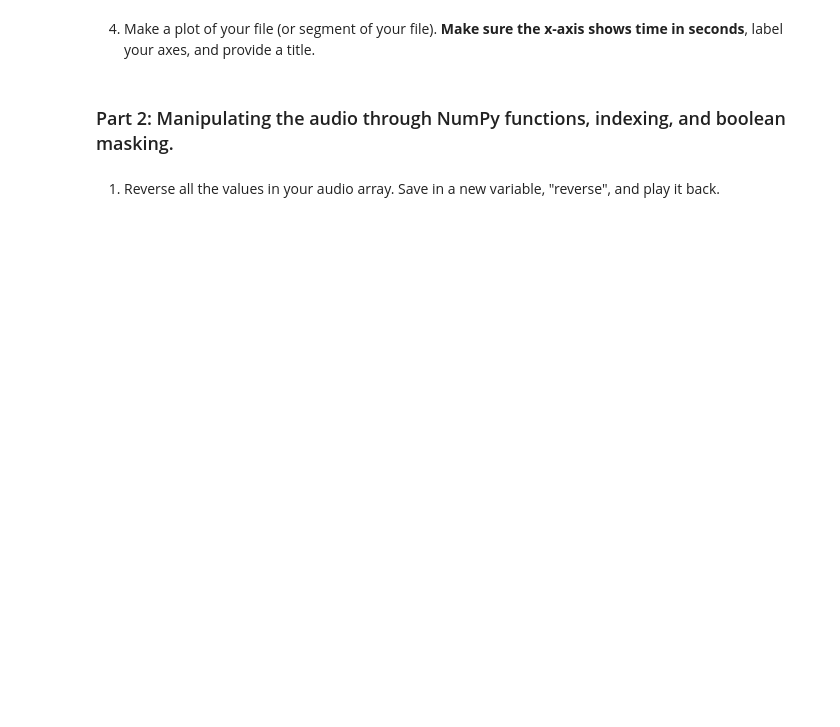
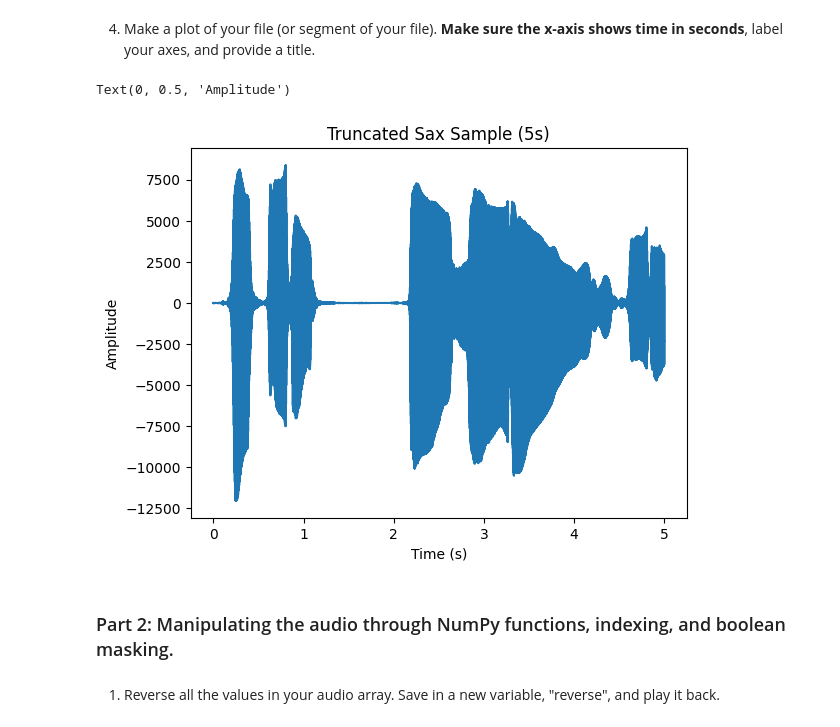
Before and after one commit to SamK65/AudioTechII, a Jupyter notebook: Activities/Activity1_numpyPlayingSound.ipynb, the cells around one changed output. Cells and saved outputs as stored; diff of their text form; code cells hidden in the pictures; blank space fills up the shorter version.

```diff
--- a/Activities/Activity1_numpyPlayingSound.ipynb
+++ b/Activities/Activity1_numpyPlayingSound.ipynb
@@ -25,16 +29,26 @@ Audio(x, rate=fs)
 3) Figure out the length of the .wav file in samples and its duration in seconds. If your file is longer than 5 seconds, truncate the file so it is less than 5 seconds in length.
 # %%
 samples = x.size
-# dur = samples/fs
-# if dur > 5:
-#     x = x[:fs * 5]
-maxSamples = fs*5
-x = x[:fs*5] if (samples > maxSamples) else x
+dur = samples/fs
+if dur > 5:
+    maxSamples = fs*5
+    x = x[:maxSamples]
 Audio(x, rate=fs)
 # %% [output]
 [interactive output not drawn]
 # %% [markdown]
 4) Make a plot of your file (or segment of your file). **Make sure the x-axis shows time in seconds**, label your axes, and provide a title.
+# %%
+# Relies on running other cells
+t = np.arange(maxSamples)/fs # Why is it arange not arrange???
+# Oh, because it's the arr version of range()
+plt.plot(t, x)
+plt.title("Truncated Sax Sample (5s)")
+plt.xlabel("Time (s)")
+plt.ylabel("Amplitude") # What's the scale if not up to 1?
+# %% [output]
+Text(0, 0.5, 'Amplitude')
+[figure, added]
 # %% [markdown]
 ### Part 2: Manipulating the audio through NumPy functions, indexing, and boolean masking.
 # %% [markdown]
```
Also changed, not shown: parts of 10 cells of this notebook.
